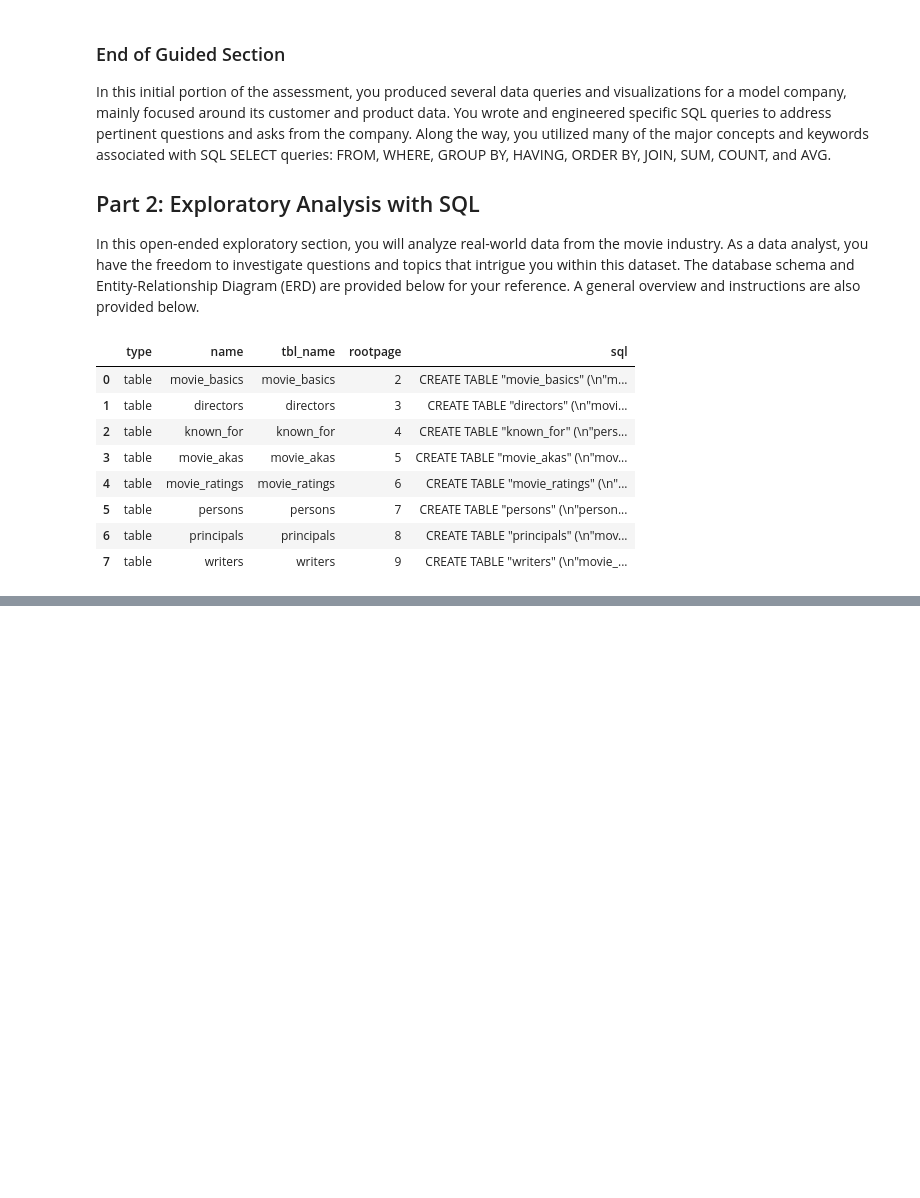
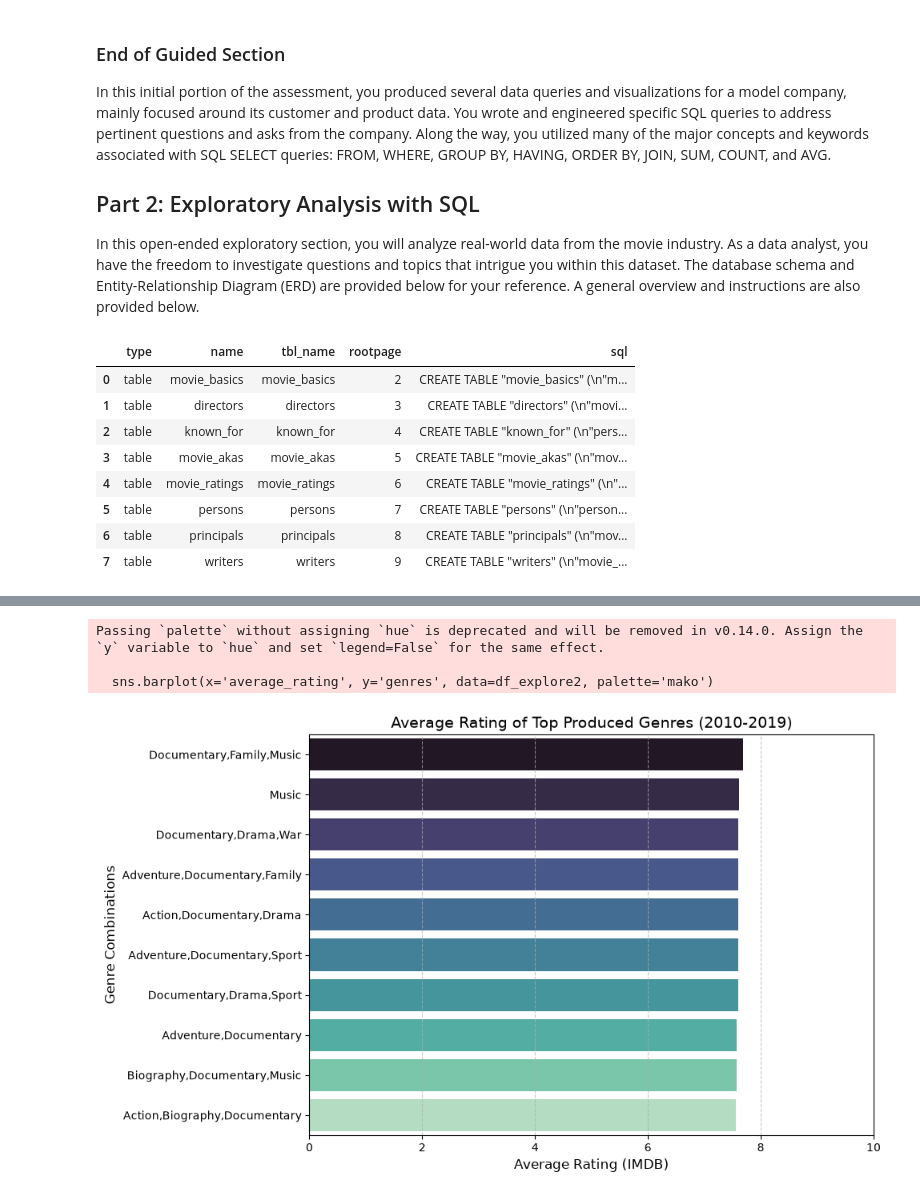
Before and after one commit to fwmwangi/sql-summative-lab, a Jupyter notebook: SQLSummativeLab.ipynb, the cells around one changed output, grey strips where cells are left out. Saved outputs shown, nothing was run; the diff lists cells and outputs as text; code cells hidden in the pictures; blank space fills up the shorter version.

```diff
--- a/SQLSummativeLab.ipynb
+++ b/SQLSummativeLab.ipynb
@@ -273,0 +503,18 @@ None
+# %%
+# Query to find top genres by rating and their production volume
+q_explore2 = """
+SELECT mb.genres,
+       COUNT(mb.movie_id) AS total_movies_produced,
+       AVG(mr.averagerating) AS average_rating
+FROM movie_basics mb
+JOIN movie_ratings mr ON mb.movie_id = mr.movie_id
+WHERE mb.start_year BETWEEN 2010 AND 2019
+  AND mb.genres IS NOT NULL
+  AND mr.averagerating IS NOT NULL
+GROUP BY mb.genres
+HAVING total_movies_produced > 20 -- Filter out very niche genres
+ORDER BY average_rating DESC
+LIMIT 10;
+"""
+df_explore2 = pd.read_sql(q_explore2, conn4)
+display(df_explore2)
@@ -273,0 +533,16 @@ None
+# %%
+# Produce a visual to support the business question (Deliverable 2)
+plt.figure(figsize=(10, 6))
+sns.barplot(x='average_rating', y='genres', data=df_explore2, palette='mako')
+plt.title('Average Rating of Top Produced Genres (2010-2019)', fontsize=14)
+plt.xlabel('Average Rating (IMDB)', fontsize=12)
+plt.ylabel('Genre Combinations', fontsize=12)
+plt.xlim(0, 10) # IMDB ratings are out of 10
+plt.grid(axis='x', linestyle='--', alpha=0.7)
+plt.tight_layout()
+plt.show()
+# %% [output]
+Passing `palette` without assigning `hue` is deprecated and will be removed in v0.14.0. Assign the `y` variable to `hue` and set `legend=False` for the same effect.
+
+  sns.barplot(x='average_rating', y='genres', data=df_explore2, palette='mako')
+[figure, added]
```
Also changed, not shown: parts of 31 cells of this notebook.
